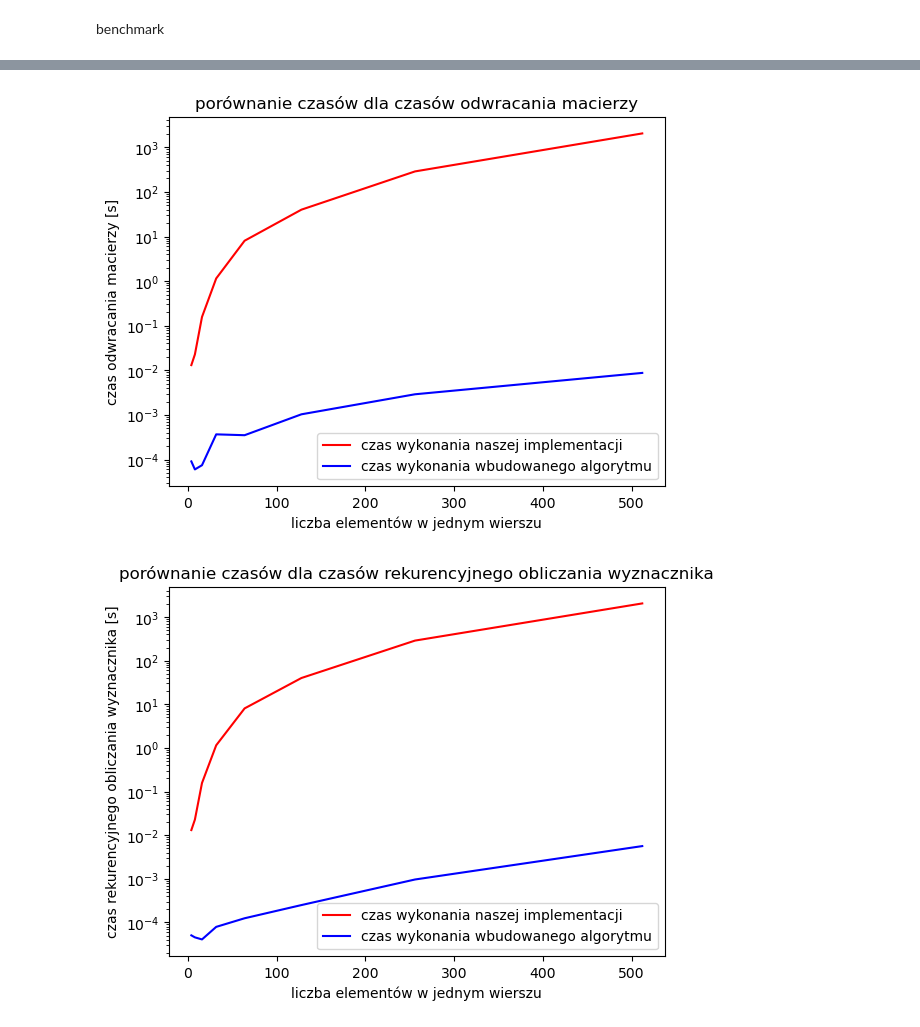
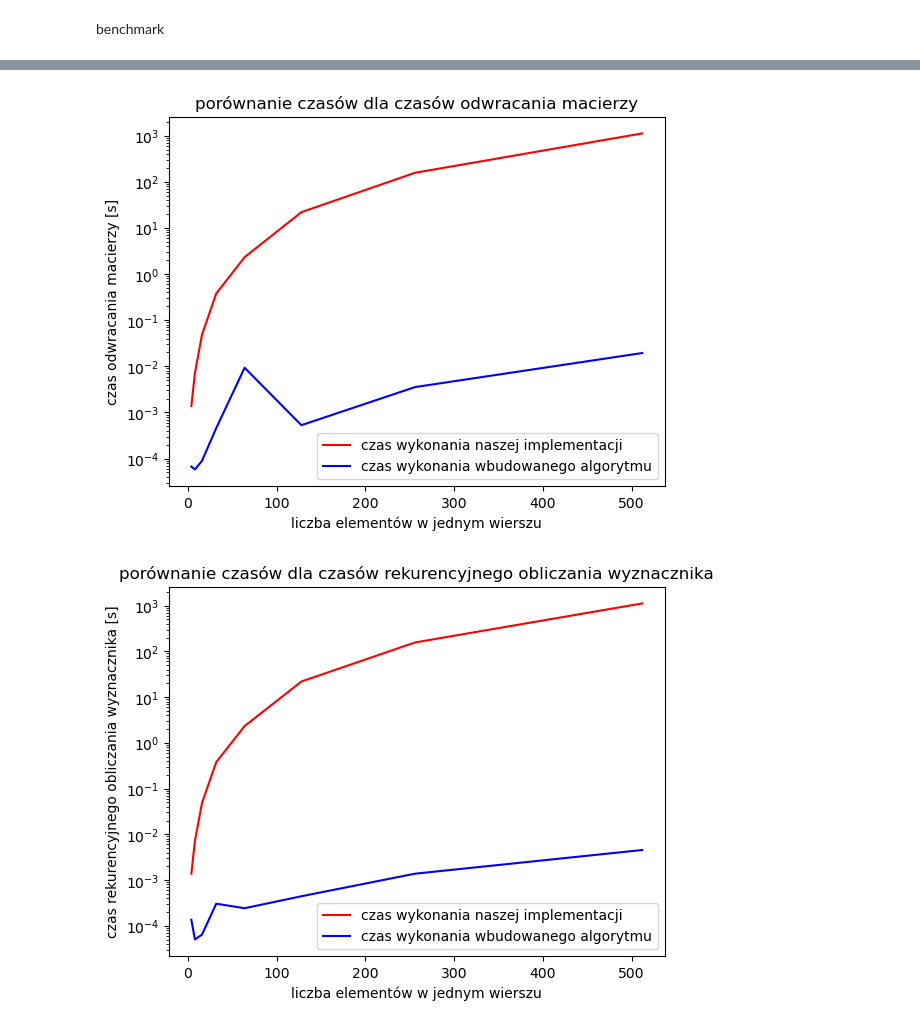
Before and after one commit to puszekjuliuszek/macierzowe, a Jupyter notebook: zestaw2/set_2.ipynb, the cells around one changed output, grey strips where cells are left out. Drawn from its saved outputs; the diff is of its cells as text; code cells hidden in the pictures.

```diff
--- a/zestaw2/set_2.ipynb
+++ b/zestaw2/set_2.ipynb
@@ -16,9 +14,3 @@ Generacja tablic do testowania
-# %%
-def gen_mat_of_size_2_power_k (k: int, datatype_number = True) -> np.ndarray:
-    if datatype_number == True:
-        return np.array([[Number(j) for j in i] for i in np.random.uniform(low=10**(-8), high=1, size = (2**k, 2**k))], dtype=Number)
-    else:
-        return np.array([[j for j in i] for i in np.random.uniform(low=10**(-8), high=1, size = (2**k, 2**k))])
 # %% [markdown]
 kod do mierzenia performancu konkretnych algorytmów
 # %%
@@ -114,0 +112,9 @@ reverse_matrix_df = pd.read_csv("reverse_new.csv", header=0).drop("n", axis=1)
+# %%
+# inverse_df = measure_algorithm(inverse_matrix_no_sub)
+# inverse_triang_opt_df = measure_algorithm(inverse_matrix_no_sub)
+# inverse_sub_opt_df = measure_algorithm(inverse_matrix)
+# inverse_matrix_df = measure_algorithm(inverse_matrix)
+inverse_df = pd.read_csv("./dataframes/inverse.csv", header=0).drop("n", axis=1)
+inverse_triang_opt_df = pd.read_csv("./dataframes/inverse_triangular_opt.csv", header=0).drop("n", axis=1)
+inverse_sub_opt_df = pd.read_csv("./dataframes/inverse_substitution_opt.csv", header=0).drop("n", axis=1)
+inverse_matrix_df = pd.read_csv("./dataframes/inverse_all_opt.csv", header=0).drop("n", axis=1)
@@ -279,7 +285,7 @@ contant a is approximately: 5.674842767558575
 # %%
-a, k = fit_curve("rozmiar", "czas wykonania", reverse_matrix_df)
-plot_with_fit(a, k , reverse_matrix_df, "rozmiar", "czas wykonania", "odwracania macierzy")
+a, k = fit_curve("rozmiar", "czas wykonania", inverse_matrix_df)
+plot_with_fit(a, k , inverse_matrix_df, "rozmiar", "czas wykonania", "odwracania macierzy")
 
-a, k = fit_curve("rozmiar", "wszystkie operacje zmiennoprzecinkowe", reverse_matrix_df)
-plot_with_fit(a, k , reverse_matrix_df, "rozmiar", "wszystkie operacje zmiennoprzecinkowe", "odwracania macierzy")
+a, k = fit_curve("rozmiar", "wszystkie operacje zmiennoprzecinkowe", inverse_matrix_df)
+plot_with_fit(a, k , inverse_matrix_df, "rozmiar", "wszystkie operacje zmiennoprzecinkowe", "odwracania macierzy")
 # %% [output]
@@ -339,13 +331,13 @@ compare_times(LU_factorise_df, lu_built_in_df, "LU faktoryzacji")
 # %%
 from numpy.linalg import inv
 inv_df = measure_algorithm(inv, False)
-compare_times(reverse_matrix_df, inv_df, "odwracania macierzy")
+compare_times(inverse_matrix_df, inv_df, "odwracania macierzy")
 # %% [output]
-[figure, old version]
+[figure, new version]
 # %%
 from numpy.linalg import det
 det_df = measure_algorithm(det, False)
-compare_times(reverse_matrix_df, det_df, "rekurencyjnego obliczania wyznacznika")
+compare_times(inverse_matrix_df, det_df, "rekurencyjnego obliczania wyznacznika")
 # %% [output]
-[figure, old version]
+[figure, new version]
 # %%
```
Also changed, not shown: parts of 35 cells of this notebook, 19 other files.
